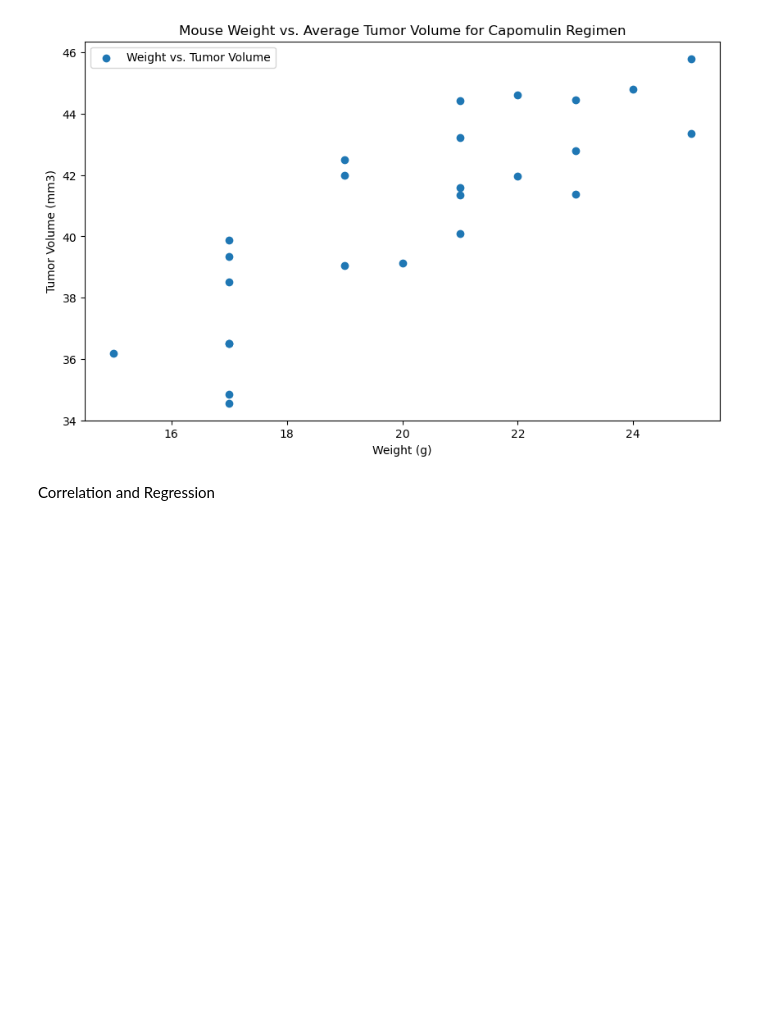
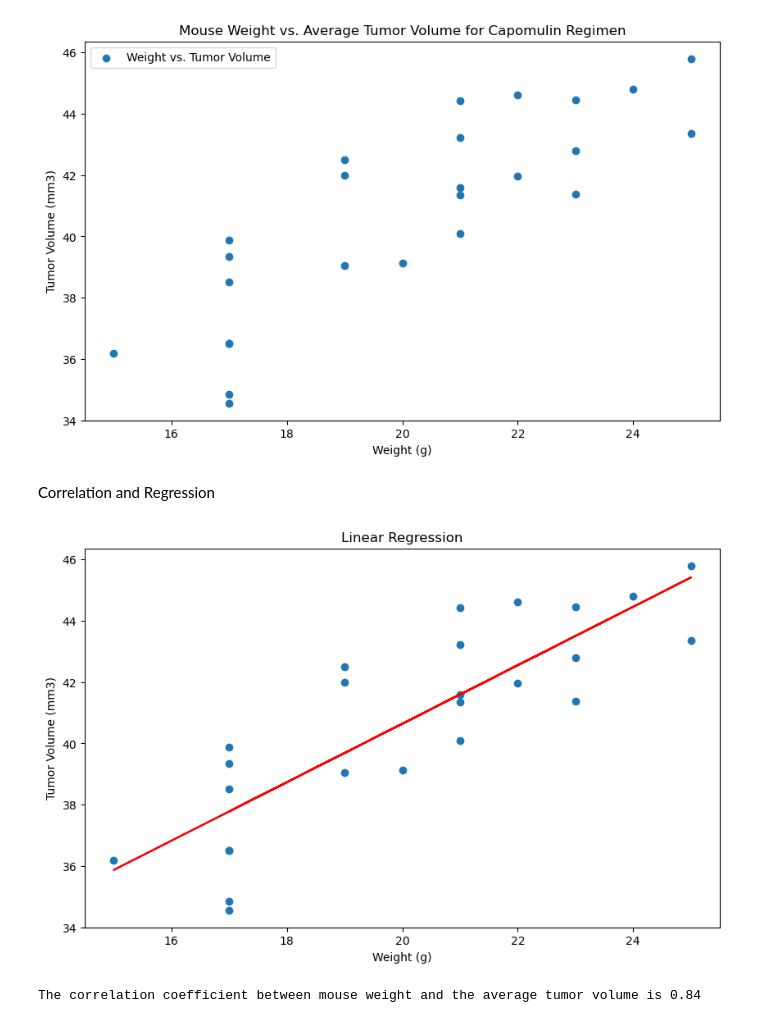
Before and after one commit to natbiorg/data_visualization_challenge, a Jupyter notebook: pymaceuticals.ipynb, the cells around one changed output. Drawn from its saved outputs; the diff is of its cells as text; code cells hidden in the pictures; blank space fills up the shorter version.

```diff
--- a/pymaceuticals.ipynb
+++ b/pymaceuticals.ipynb
@@ -297,3 +297,21 @@ plt.show()
 [figure]
 # %% [markdown]
 Correlation and Regression
+# %%
+
+slope, intercept, r_value, p_value, std_err = st.linregress(avg_cap_weight['Weight (g)'], avg_cap_tumorvol['Tumor Volume (mm3)'])
+
+regression_line = slope * avg_cap_weight['Weight (g)'] + intercept
+
+plt.figure(figsize=(10,6))
+plt.scatter(avg_cap_weight['Weight (g)'], avg_cap_tumorvol['Tumor Volume (mm3)'])
+plt.plot(avg_cap_weight['Weight (g)'], regression_line, color='red')
+plt.xlabel('Weight (g)')
+plt.ylabel('Tumor Volume (mm3)')
+plt.title('Linear Regression')
+plt.show()
+
+print(f"The correlation coefficient between mouse weight and the average tumor volume is {round(r_value, 2)}")
+# %% [output]
+[figure, added]
+The correlation coefficient between mouse weight and the average tumor volume is 0.84
```
Also changed, not shown: parts of 1 cell of this notebook.
